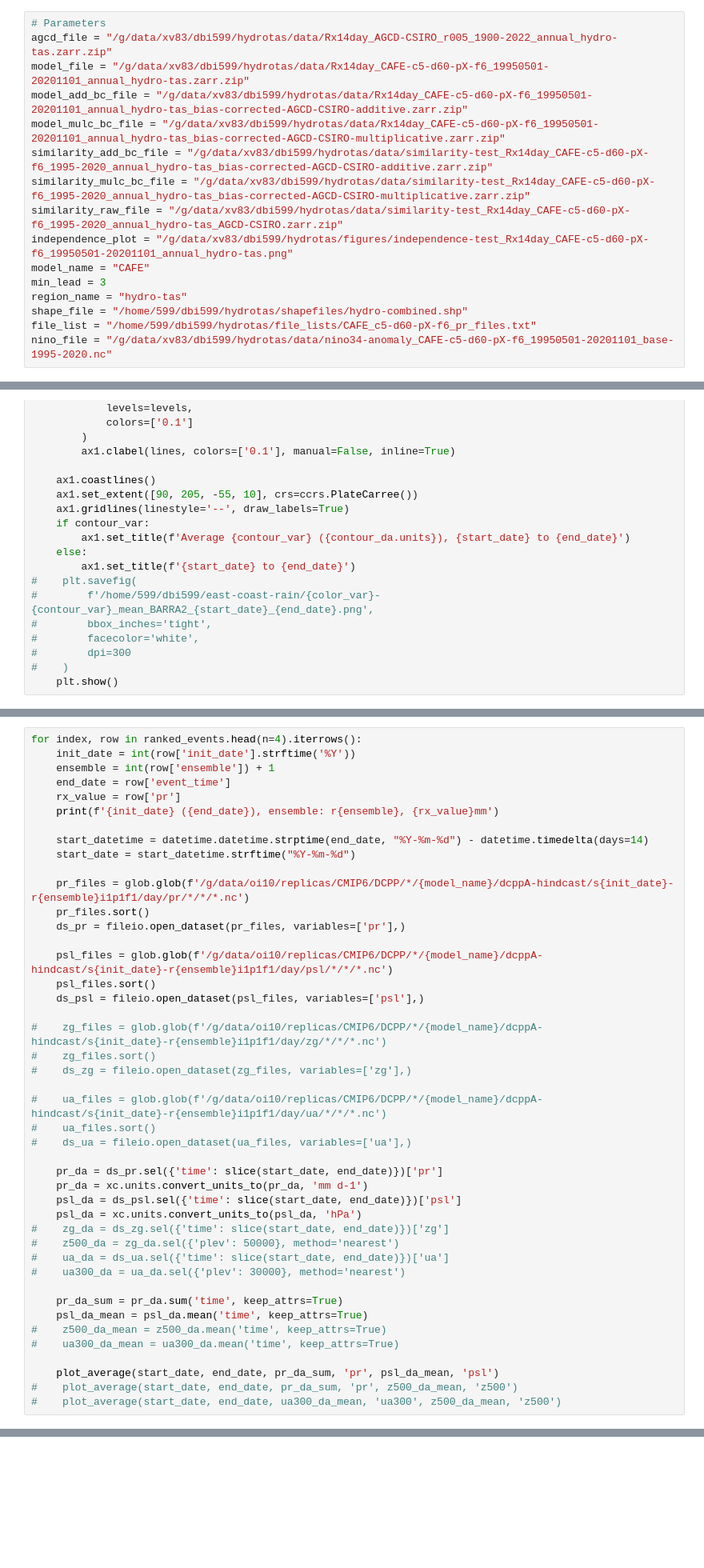
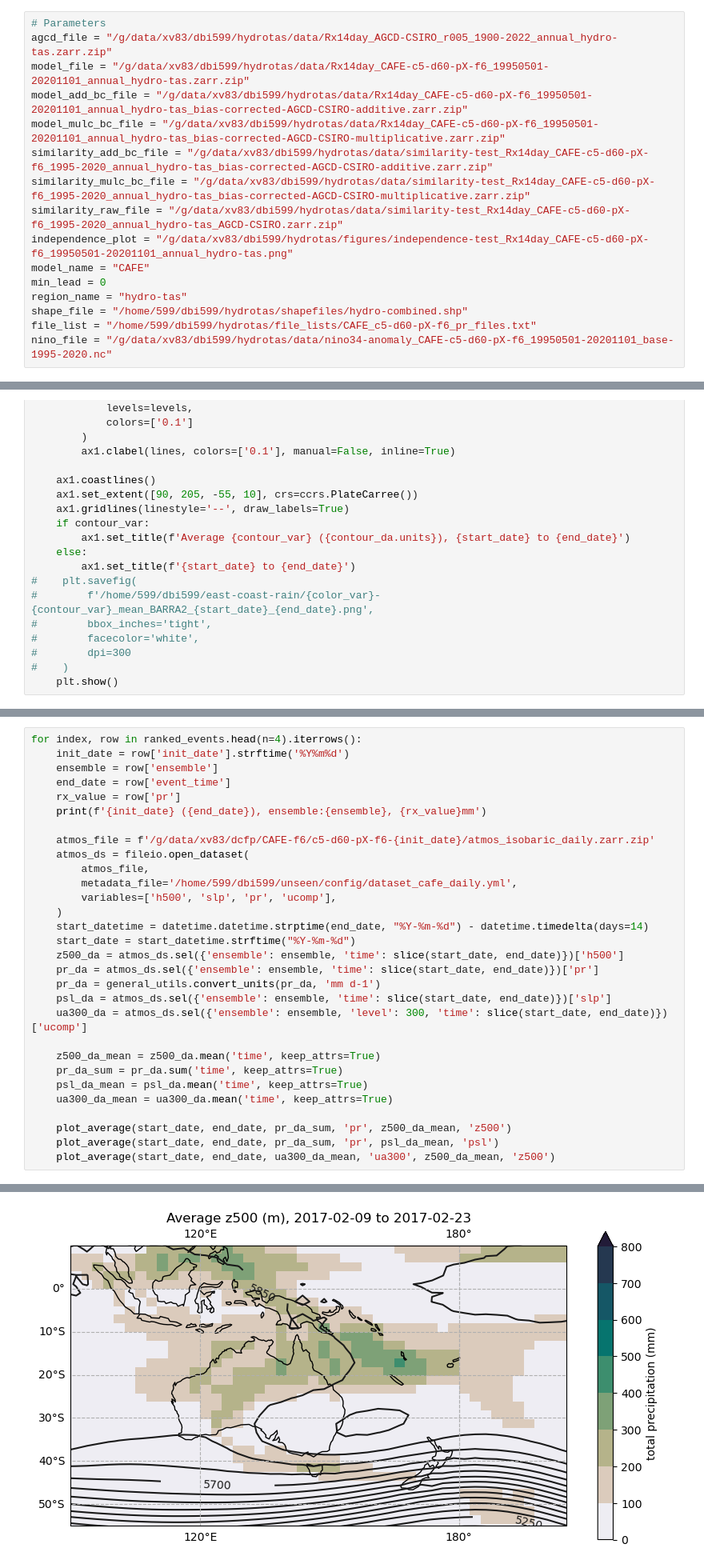
Before and after one commit to DamienIrving/hydrotas, a Jupyter notebook: analysis_CAFE.ipynb, the cells around one changed output, grey strips where cells are left out. Shown at 80% size. Saved outputs shown, nothing was run; the diff lists cells and outputs as text; blank space fills up the shorter version.

Commit message:
Add CAFE analysis

```diff
--- a/analysis_CAFE.ipynb
+++ b/analysis_CAFE.ipynb
@@ -38,7 +40,7 @@ similarity_mulc_bc_file = "/g/data/xv83/dbi599/hydrotas/data/similarity-test_Rx1
 similarity_raw_file = "/g/data/xv83/dbi599/hydrotas/data/similarity-test_Rx14day_CAFE-c5-d60-pX-f6_1995-2020_annual_hydro-tas_AGCD-CSIRO.zarr.zip"
 independence_plot = "/g/data/xv83/dbi599/hydrotas/figures/independence-test_Rx14day_CAFE-c5-d60-pX-f6_19950501-20201101_annual_hydro-tas.png"
 model_name = "CAFE"
-min_lead = 3
+min_lead = 0
 region_name = "hydro-tas"
 shape_file = "/home/599/dbi599/hydrotas/shapefiles/hydro-combined.shp"
 file_list = "/home/599/dbi599/hydrotas/file_lists/CAFE_c5-d60-pX-f6_pr_files.txt"
@@ -698,44 +839,31 @@ ranked_mulc_bc_events.head(n=10)
 # %%
 for index, row in ranked_events.head(n=4).iterrows():
-    init_date = int(row['init_date'].strftime('%Y'))
-    ensemble = int(row['ensemble']) + 1
+    init_date = row['init_date'].strftime('%Y%m%d')
+    ensemble = row['ensemble']
     end_date = row['event_time']
     rx_value = row['pr']
-    print(f'{init_date} ({end_date}), ensemble: r{ensemble}, {rx_value}mm')
+    print(f'{init_date} ({end_date}), ensemble:{ensemble}, {rx_value}mm')
 
+    atmos_file = f'/g/data/xv83/dcfp/CAFE-f6/c5-d60-pX-f6-{init_date}/atmos_isobaric_daily.zarr.zip'
+    atmos_ds = fileio.open_dataset(
+        atmos_file,
+        metadata_file='/home/599/dbi599/unseen/config/dataset_cafe_daily.yml',
+        variables=['h500', 'slp', 'pr', 'ucomp'],
+    )
     start_datetime = datetime.datetime.strptime(end_date, "%Y-%m-%d") - datetime.timedelta(days=14)
     start_date = start_datetime.strftime("%Y-%m-%d")
+    z500_da = atmos_ds.sel({'ensemble': ensemble, 'time': slice(start_date, end_date)})['h500']
+    pr_da = atmos_ds.sel({'ensemble': ensemble, 'time': slice(start_date, end_date)})['pr']
+    pr_da = general_utils.convert_units(pr_da, 'mm d-1')
+    psl_da = atmos_ds.sel({'ensemble': ensemble, 'time': slice(start_date, end_date)})['slp']
+    ua300_da = atmos_ds.sel({'ensemble': ensemble, 'level': 300, 'time': slice(start_date, end_date)})['ucomp']
 
-    pr_files = glob.glob(f'/g/data/oi10/replicas/CMIP6/DCPP/*/{model_name}/dcppA-hindcast/s{init_date}-r{ensemble}i1p1f1/day/pr/*/*/*.nc')
-    pr_files.sort()
-    ds_pr = fileio.open_dataset(pr_files, variables=['pr'],)
-
-    psl_files = glob.glob(f'/g/data/oi10/replicas/CMIP6/DCPP/*/{model_name}/dcppA-hindcast/s{init_date}-r{ensemble}i1p1f1/day/psl/*/*/*.nc')
-    psl_files.sort()
-    ds_psl = fileio.open_dataset(psl_files, variables=['psl'],)
-
-#    zg_files = glob.glob(f'/g/data/oi10/replicas/CMIP6/DCPP/*/{model_name}/dcppA-hindcast/s{init_date}-r{ensemble}i1p1f1/day/zg/*/*/*.nc')
-#    zg_files.sort()
-#    ds_zg = fileio.open_dataset(zg_files, variables=['zg'],)
-
-#    ua_files = glob.glob(f'/g/data/oi10/replicas/CMIP6/DCPP/*/{model_name}/dcppA-hindcast/s{init_date}-r{ensemble}i1p1f1/day/ua/*/*/*.nc')
-#    ua_files.sort()
-#    ds_ua = fileio.open_dataset(ua_files, variables=['ua'],)
-
-    pr_da = ds_pr.sel({'time': slice(start_date, end_date)})['pr']
-    pr_da = xc.units.convert_units_to(pr_da, 'mm d-1')
-    psl_da = ds_psl.sel({'time': slice(start_date, end_date)})['psl']
-    psl_da = xc.units.convert_units_to(psl_da, 'hPa')
-#    zg_da = ds_zg.sel({'time': slice(start_date, end_date)})['zg']
-#    z500_da = zg_da.sel({'plev': 50000}, method='nearest')
-#    ua_da = ds_ua.sel({'time': slice(start_date, end_date)})['ua']
-#    ua300_da = ua_da.sel({'plev': 30000}, method='nearest')
-
+    z500_da_mean = z500_da.mean('time', keep_attrs=True)
     pr_da_sum = pr_da.sum('time', keep_attrs=True)
     psl_da_mean = psl_da.mean('time', keep_attrs=True)
-#    z500_da_mean = z500_da.mean('time', keep_attrs=True)
-#    ua300_da_mean = ua300_da.mean('time', keep_attrs=True)
+    ua300_da_mean = ua300_da.mean('time', keep_attrs=True)
 
+    plot_average(start_date, end_date, pr_da_sum, 'pr', z500_da_mean, 'z500')
     plot_average(start_date, end_date, pr_da_sum, 'pr', psl_da_mean, 'psl')
-#    plot_average(start_date, end_date, pr_da_sum, 'pr', z500_da_mean, 'z500')
-#    plot_average(start_date, end_date, ua300_da_mean, 'ua300', z500_da_mean, 'z500')
+    plot_average(start_date, end_date, ua300_da_mean, 'ua300', z500_da_mean, 'z500')
+# %% [output]
@@ -741,0 +871 @@ for index, row in ranked_events.head(n=4).iterrows():
+[figure, added]
```
Also changed, not shown: parts of 39 cells of this notebook.
